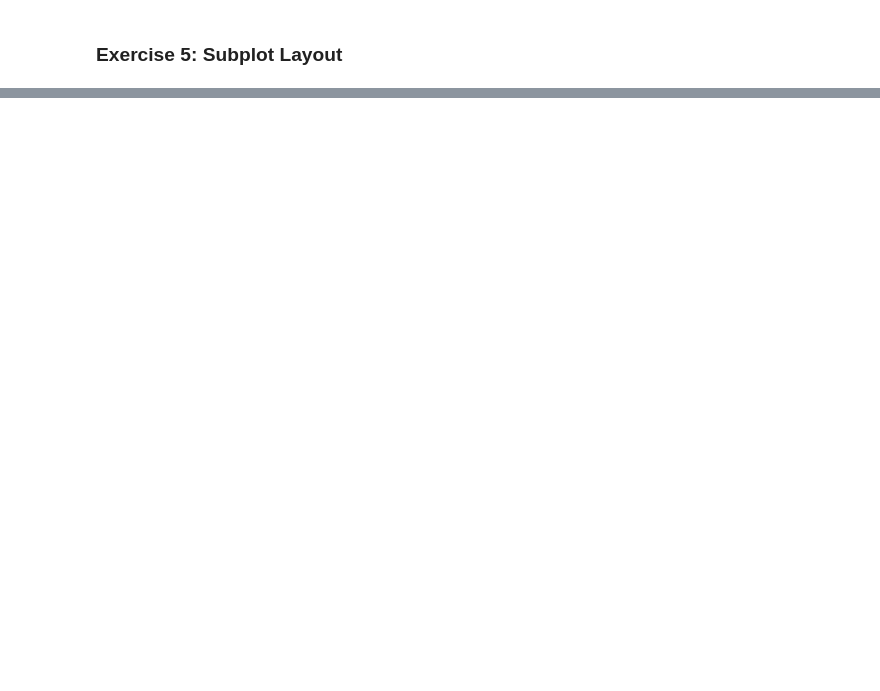
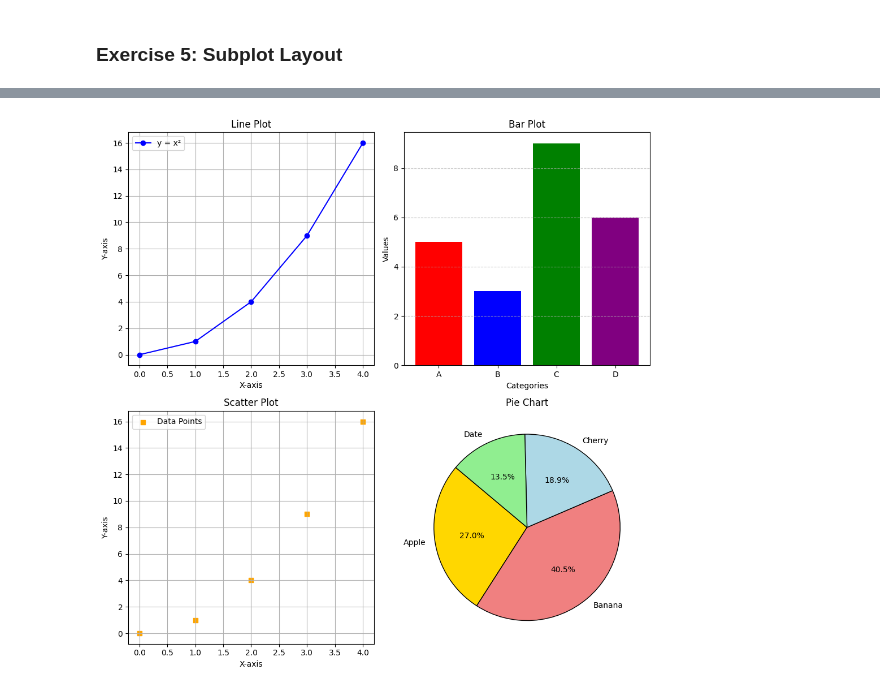
Before and after one commit to likhiths1/python-jupyter-template, a Jupyter notebook: src/5-subplot.ipynb, the cells around one changed output, grey strips where cells are left out. Saved outputs shown, nothing was run; the diff lists cells and outputs as text; code cells hidden in the pictures; blank space fills up the shorter version.

```diff
--- a/src/5-subplot.ipynb
+++ b/src/5-subplot.ipynb
@@ -63,0 +3,39 @@ plt.show()
+# %%
+import matplotlib.pyplot as plt
+
+# Data
+x, y = [0, 1, 2, 3, 4], [0, 1, 4, 9, 16]
+categories, values = ['A', 'B', 'C', 'D'], [5, 3, 9, 6]
+labels, sizes = ['Apple', 'Banana', 'Cherry', 'Date'], [10, 15, 7, 5]
+
+# Create a 2x2 grid of subplots
+fig, axs = plt.subplots(2, 2, figsize=(10, 10))
+(ax1, ax2, ax3, ax4) = axs.flat
+
+# Line Plot
+ax1.plot(x, y, 'bo-', label='y = x²')
+ax1.set(title='Line Plot', xlabel='X-axis', ylabel='Y-axis')
+ax1.legend()
+ax1.grid(True)
+
+# Bar Plot
+ax2.bar(categories, values, color=['red', 'blue', 'green', 'purple'])
+ax2.set(title='Bar Plot', xlabel='Categories', ylabel='Values')
+ax2.grid(axis='y', linestyle='--', alpha=0.7)
+
+# Scatter Plot
+ax3.scatter(x, y, color='orange', marker='s', label='Data Points')
+ax3.set(title='Scatter Plot', xlabel='X-axis', ylabel='Y-axis')
+ax3.legend()
+ax3.grid(True)
+
+# Pie Chart
+ax4.pie(sizes, labels=labels, autopct='%1.1f%%', startangle=140,
+        colors=['gold', 'lightcoral', 'lightblue', 'lightgreen'],
+        wedgeprops={'edgecolor': 'black'})
+ax4.set_title('Pie Chart')
+
+plt.tight_layout()
+plt.show()
+# %% [output]
+[figure, added]
```
Also changed, not shown: parts of 1 cell of this notebook.
